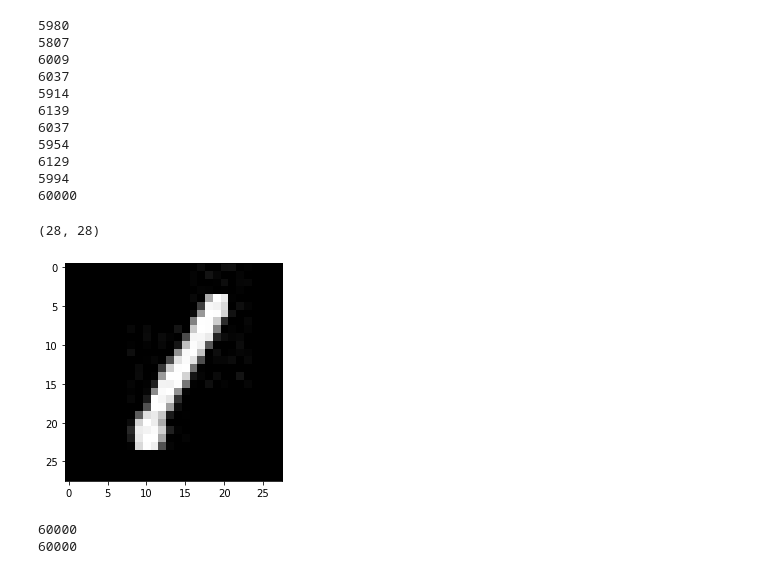
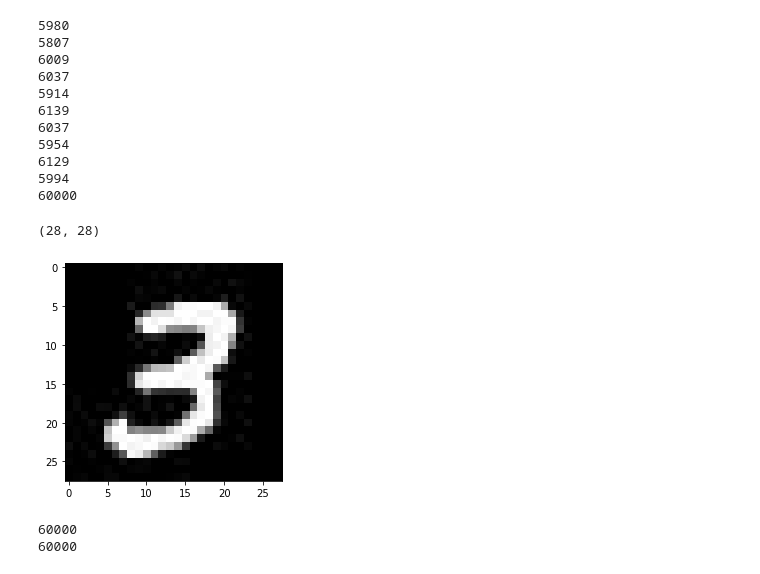
Before and after one commit to manohar2000/MIDAS_Challenge, a Jupyter notebook: part-3.ipynb, the cells around one changed output. Drawn from its saved outputs; the diff is of its cells as text; code cells hidden in the pictures.

```diff
--- a/part-3.ipynb
+++ b/part-3.ipynb
@@ -30,13 +30,13 @@ print(total_images)
 60000
 # %%
 import matplotlib.pyplot as plt
-img = plt.imread('../input/dataset-3-midas/mnistTask/0/image_000059.jpg')
+img = plt.imread('../input/dataset3/mnistTask/0/image_000007.jpg')
 print(img.shape)
 plt.imshow(img,cmap='gray')
 plt.show()
 # %% [output]
 (28, 28)
-[figure, old version]
+[figure, new version]
 # %%
 X = [] #list for storing image arrays
 y = [] # list for storing the image labels
```
Also changed, not shown: parts of 13 cells of this notebook, 1 other file.
